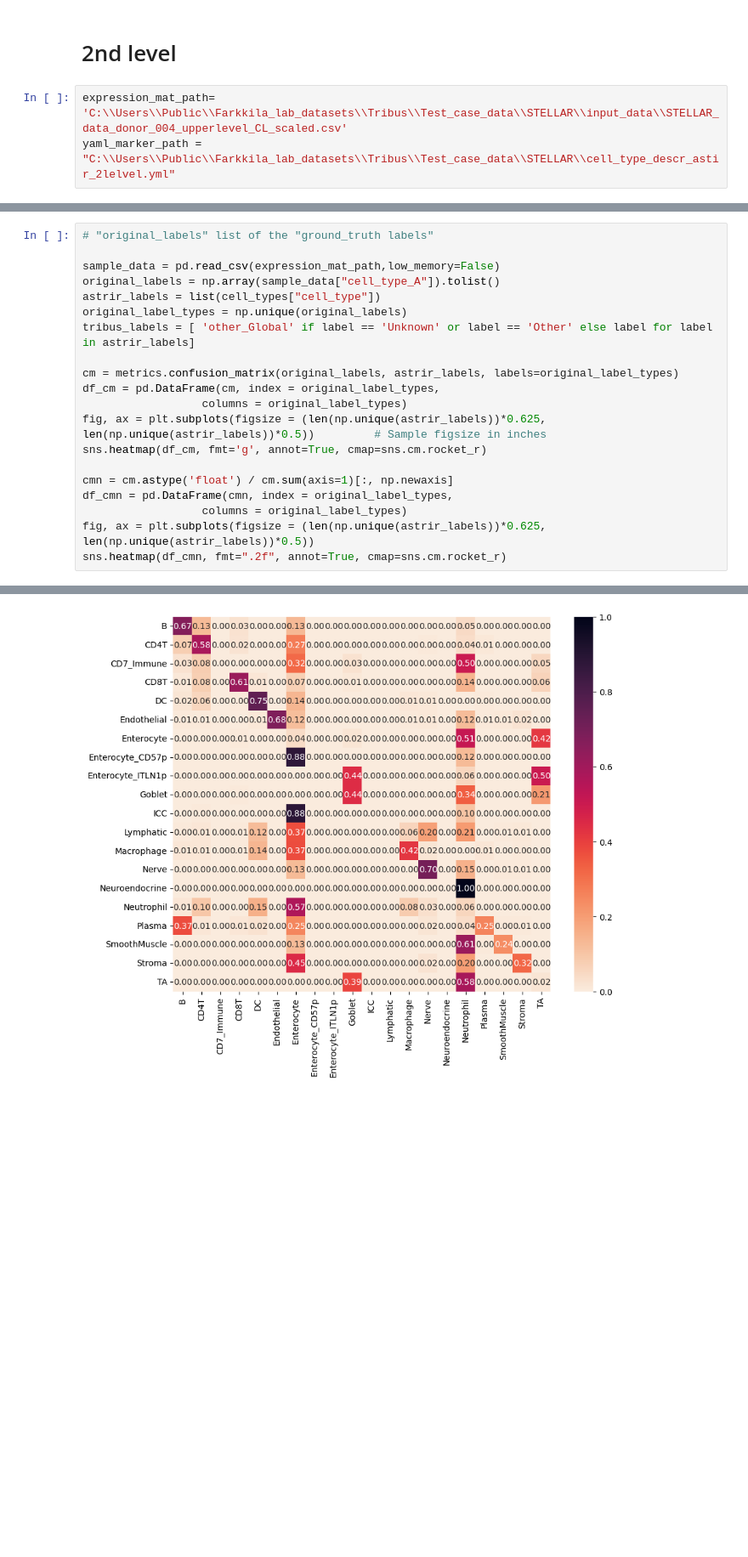
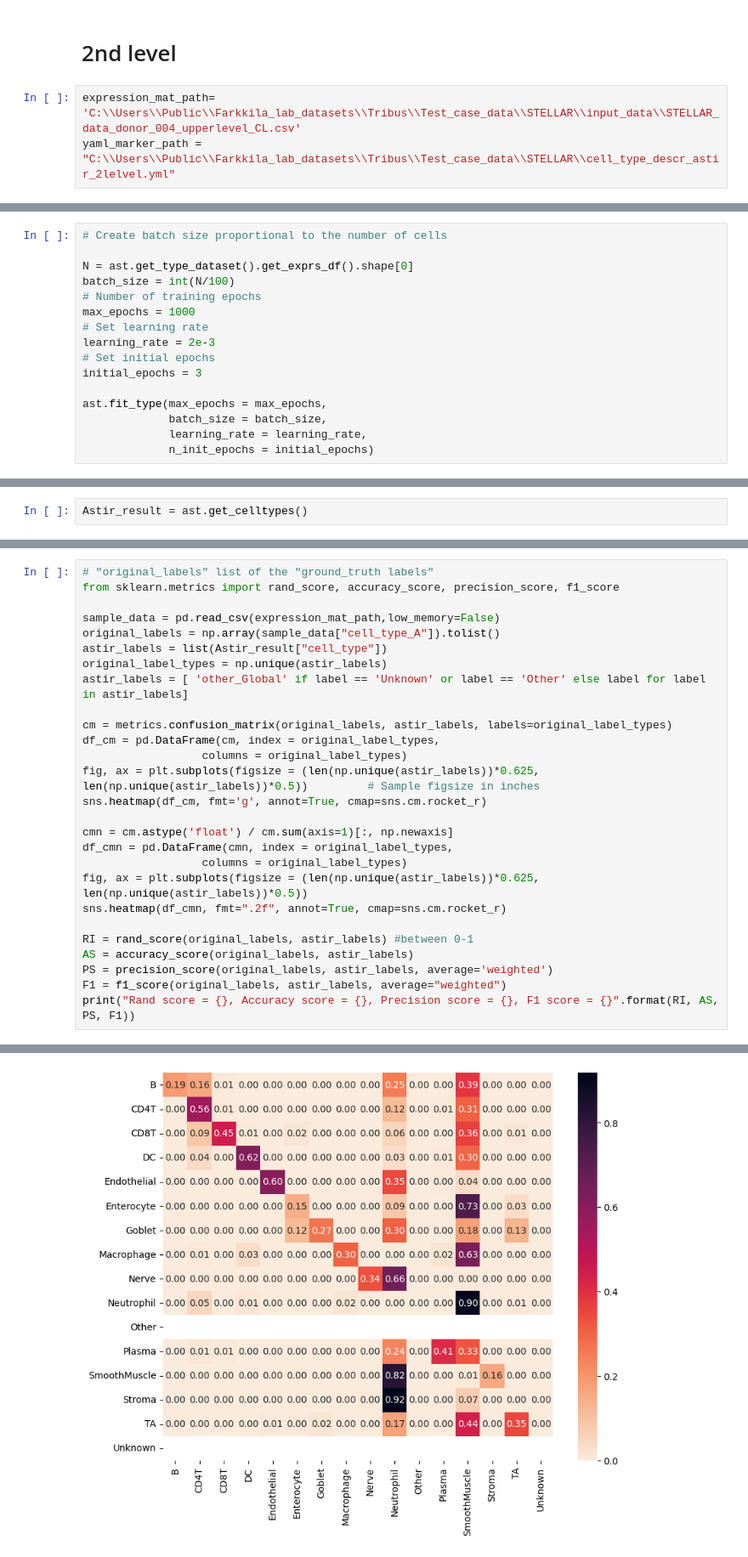
Before and after one commit to farkkilab/tribus, a Jupyter notebook: STELLAR_notebook_astir.ipynb, the cells around one changed output, grey strips where cells are left out. Shown: that part at 85% size. Cells and saved outputs as stored; diff of their text form; blank space fills up the shorter version.

Commit message:
update astir analysis, open a new organized notebook for testing on stellar

```diff
--- a/STELLAR_notebook_astir.ipynb
+++ b/STELLAR_notebook_astir.ipynb
@@ -97,5 +196,5 @@ sns.heatmap(df_cmn, fmt=".2f", annot=True, cmap=sns.cm.rocket_r)
 # %% [markdown]
 # 2nd level
 # %%
-expression_mat_path= 'C:\\Users\\Public\\Farkkila_lab_datasets\\Tribus\\Test_case_data\\STELLAR\\input_data\\STELLAR_data_donor_004_upperlevel_CL_scaled.csv'
+expression_mat_path= 'C:\\Users\\Public\\Farkkila_lab_datasets\\Tribus\\Test_case_data\\STELLAR\\input_data\\STELLAR_data_donor_004_upperlevel_CL.csv'
 yaml_marker_path = "C:\\Users\\Public\\Farkkila_lab_datasets\\Tribus\\Test_case_data\\STELLAR\\cell_type_descr_astir_2lelvel.yml"
@@ -113,0 +222,16 @@ print(len(np.unique(cell_types)))
+# %%
+# Create batch size proportional to the number of cells
+
+N = ast.get_type_dataset().get_exprs_df().shape[0]
+batch_size = int(N/100)
+# Number of training epochs
+max_epochs = 1000
+# Set learning rate
+learning_rate = 2e-3
+# Set initial epochs
+initial_epochs = 3
+
+ast.fit_type(max_epochs = max_epochs,
+             batch_size = batch_size,
+             learning_rate = learning_rate,
+             n_init_epochs = initial_epochs)
@@ -113,0 +246,2 @@ print(len(np.unique(cell_types)))
+# %%
+Astir_result = ast.get_celltypes()
@@ -114,21 +261,28 @@ print(len(np.unique(cell_types)))
 # %%
 # "original_labels" list of the "ground_truth labels"
+from sklearn.metrics import rand_score, accuracy_score, precision_score, f1_score
 
 sample_data = pd.read_csv(expression_mat_path,low_memory=False)
 original_labels = np.array(sample_data["cell_type_A"]).tolist()
-astrir_labels = list(cell_types["cell_type"])
-original_label_types = np.unique(original_labels)
-tribus_labels = [ 'other_Global' if label == 'Unknown' or label == 'Other' else label for label in astrir_labels]
+astir_labels = list(Astir_result["cell_type"])
+original_label_types = np.unique(astir_labels)
+astir_labels = [ 'other_Global' if label == 'Unknown' or label == 'Other' else label for label in astir_labels]
 
-cm = metrics.confusion_matrix(original_labels, astrir_labels, labels=original_label_types)
+cm = metrics.confusion_matrix(original_labels, astir_labels, labels=original_label_types)
 df_cm = pd.DataFrame(cm, index = original_label_types,
                   columns = original_label_types)
-fig, ax = plt.subplots(figsize = (len(np.unique(astrir_labels))*0.625, len(np.unique(astrir_labels))*0.5))         # Sample figsize in inches
+fig, ax = plt.subplots(figsize = (len(np.unique(astir_labels))*0.625, len(np.unique(astir_labels))*0.5))         # Sample figsize in inches
 sns.heatmap(df_cm, fmt='g', annot=True, cmap=sns.cm.rocket_r)
 
 cmn = cm.astype('float') / cm.sum(axis=1)[:, np.newaxis]
 df_cmn = pd.DataFrame(cmn, index = original_label_types,
                   columns = original_label_types)
-fig, ax = plt.subplots(figsize = (len(np.unique(astrir_labels))*0.625, len(np.unique(astrir_labels))*0.5))
+fig, ax = plt.subplots(figsize = (len(np.unique(astir_labels))*0.625, len(np.unique(astir_labels))*0.5))
 sns.heatmap(df_cmn, fmt=".2f", annot=True, cmap=sns.cm.rocket_r)
+
+RI = rand_score(original_labels, astir_labels) #between 0-1
+AS = accuracy_score(original_labels, astir_labels)
+PS = precision_score(original_labels, astir_labels, average='weighted')
+F1 = f1_score(original_labels, astir_labels, average="weighted")
+print("Rand score = {}, Accuracy score = {}, Precision score = {}, F1 score = {}".format(RI, AS, PS, F1))
 # %% [output]
@@ -137 +291 @@ sns.heatmap(df_cmn, fmt=".2f", annot=True, cmap=sns.cm.rocket_r)
-[figure, old version]
+[figure, new version]
```
Also changed, not shown: parts of 28 cells of this notebook, 3 other files.
